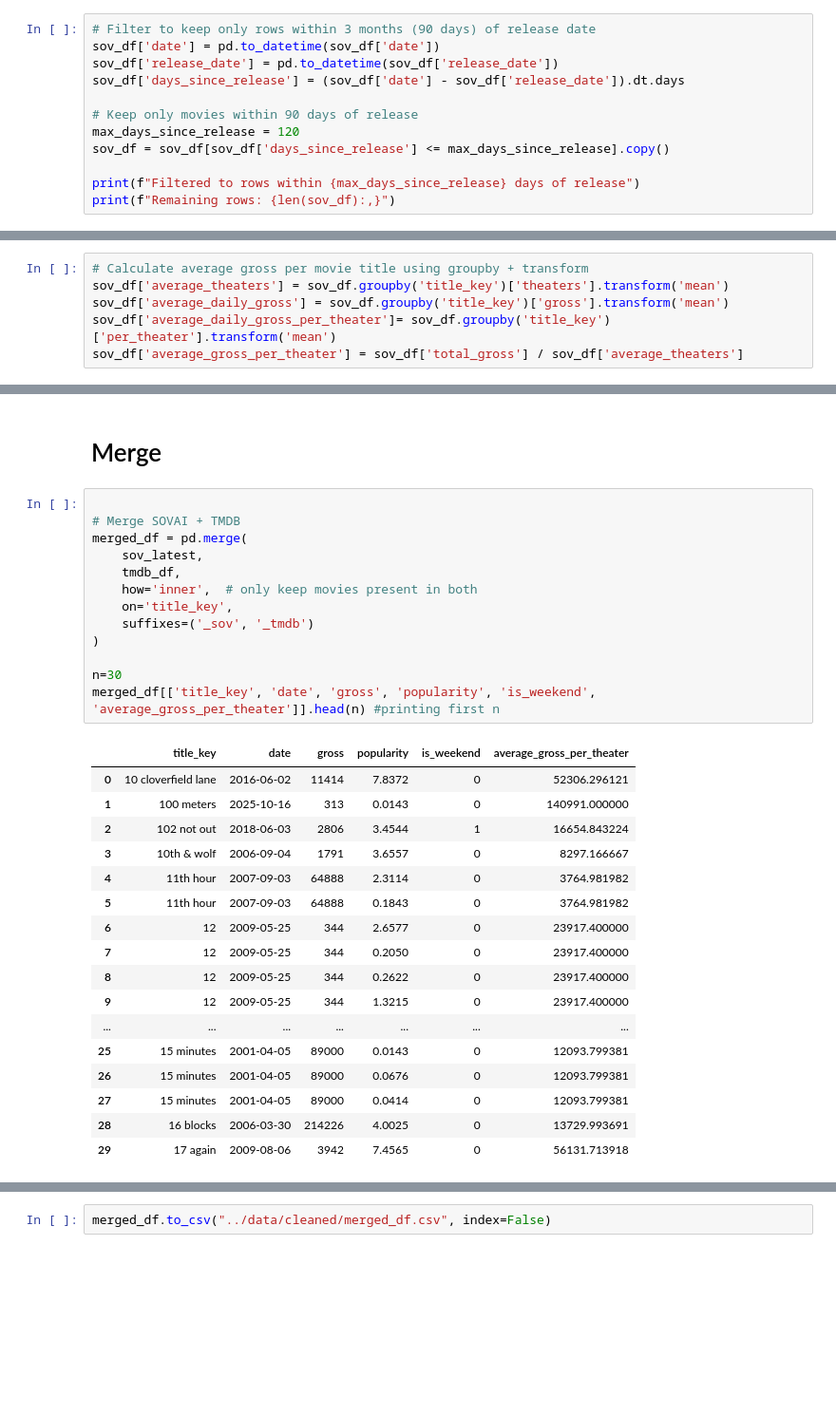
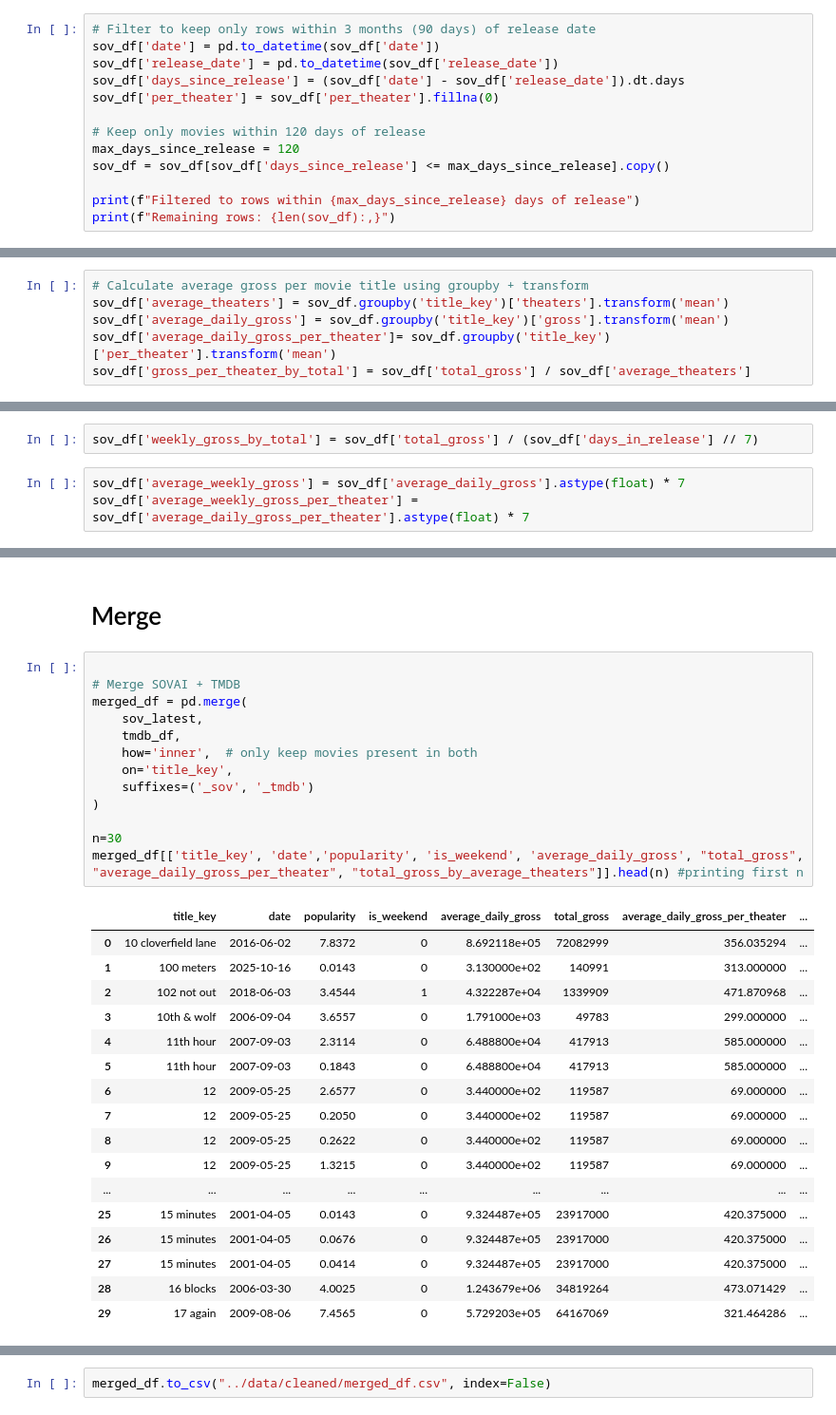
Before and after one commit to skrigel/cinema_by_the_numbers, a Jupyter notebook: data_cleaning/cleaning_and_merging.ipynb, the cells around one changed output, grey strips where cells are left out. Shown: that part at 95% size. Saved outputs shown, nothing was run; the diff lists cells and outputs as text; blank space fills up the shorter version.

```diff
--- a/data_cleaning/cleaning_and_merging.ipynb
+++ b/data_cleaning/cleaning_and_merging.ipynb
@@ -38,8 +38,9 @@ sov_df['is_weekend'] = sov_df['weekday'].isin([4,5,6]).astype(int)
 sov_df['date'] = pd.to_datetime(sov_df['date'])
 sov_df['release_date'] = pd.to_datetime(sov_df['release_date'])
 sov_df['days_since_release'] = (sov_df['date'] - sov_df['release_date']).dt.days
+sov_df['per_theater'] = sov_df['per_theater'].fillna(0)
 
-# Keep only movies within 90 days of release
+# Keep only movies within 120 days of release
 max_days_since_release = 120
 sov_df = sov_df[sov_df['days_since_release'] <= max_days_since_release].copy()
 
@@ -60,7 +61,7 @@ sov_df = sov_df.sort_values(
 sov_df['average_theaters'] = sov_df.groupby('title_key')['theaters'].transform('mean')
 sov_df['average_daily_gross'] = sov_df.groupby('title_key')['gross'].transform('mean')
 sov_df['average_daily_gross_per_theater']= sov_df.groupby('title_key')['per_theater'].transform('mean')
-sov_df['average_gross_per_theater'] = sov_df['total_gross'] / sov_df['average_theaters']
+sov_df['gross_per_theater_by_total'] = sov_df['total_gross'] / sov_df['average_theaters']
 # %%
 sov_df['weekday'] = pd.to_datetime(sov_df['date']).dt.weekday  # 0=Monday, 6=Sunday
 sov_df['is_weekend'] = sov_df['weekday'].isin([4, 5, 6]).astype(int)
@@ -91,0 +95,5 @@ sov_df.head()
+# %%
+sov_df['weekly_gross_by_total'] = sov_df['total_gross'] / (sov_df['days_in_release'] // 7)
+# %%
+sov_df['average_weekly_gross'] = sov_df['average_daily_gross'].astype(float) * 7
+sov_df['average_weekly_gross_per_theater'] = sov_df['average_daily_gross_per_theater'].astype(float) * 7
@@ -176,34 +186,34 @@ tmdb_df['popularity'] = pd.to_numeric(tmdb_df['popularity'], errors='coerce')
 # %%
 
 # Merge SOVAI + TMDB
 merged_df = pd.merge(
     sov_latest,
     tmdb_df,
     how='inner',  # only keep movies present in both
     on='title_key',
     suffixes=('_sov', '_tmdb')
 )
 
 n=30
-merged_df[['title_key', 'date', 'gross', 'popularity', 'is_weekend', 'average_gross_per_theater']].head(n) #printing first n
+merged_df[['title_key', 'date','popularity', 'is_weekend', 'average_daily_gross', "total_gross", "average_daily_gross_per_theater", "total_gross_by_average_theaters"]].head(n) #printing first n
 # %% [output]
-|  | title_key | date | gross | popularity | is_weekend | average_gross_per_theater |
-| 0 | 10 cloverfield lane | 2016-06-02 | 11414 | 7.8372 | 0 | 52306.296121 |
-| 1 | 100 meters | 2025-10-16 | 313 | 0.0143 | 0 | 140991.000000 |
-| 2 | 102 not out | 2018-06-03 | 2806 | 3.4544 | 1 | 16654.843224 |
-| 3 | 10th & wolf | 2006-09-04 | 1791 | 3.6557 | 0 | 8297.166667 |
-| 4 | 11th hour | 2007-09-03 | 64888 | 2.3114 | 0 | 3764.981982 |
-| 5 | 11th hour | 2007-09-03 | 64888 | 0.1843 | 0 | 3764.981982 |
-| 6 | 12 | 2009-05-25 | 344 | 2.6577 | 0 | 23917.400000 |
-| 7 | 12 | 2009-05-25 | 344 | 0.2050 | 0 | 23917.400000 |
-| 8 | 12 | 2009-05-25 | 344 | 0.2622 | 0 | 23917.400000 |
-| 9 | 12 | 2009-05-25 | 344 | 1.3215 | 0 | 23917.400000 |
-| ... | ... | ... | ... | ... | ... | ... |
-| 25 | 15 minutes | 2001-04-05 | 89000 | 0.0143 | 0 | 12093.799381 |
-| 26 | 15 minutes | 2001-04-05 | 89000 | 0.0676 | 0 | 12093.799381 |
-| 27 | 15 minutes | 2001-04-05 | 89000 | 0.0414 | 0 | 12093.799381 |
-| 28 | 16 blocks | 2006-03-30 | 214226 | 4.0025 | 0 | 13729.993691 |
-| 29 | 17 again | 2009-08-06 | 3942 | 7.4565 | 0 | 56131.713918 |
+|  | title_key | date | popularity | is_weekend | average_daily_gross | total_gross | average_daily_gross_per_theater | ... |
+| 0 | 10 cloverfield lane | 2016-06-02 | 7.8372 | 0 | 8.692118e+05 | 72082999 | 356.035294 | ... |
+| 1 | 100 meters | 2025-10-16 | 0.0143 | 0 | 3.130000e+02 | 140991 | 313.000000 | ... |
+| 2 | 102 not out | 2018-06-03 | 3.4544 | 1 | 4.322287e+04 | 1339909 | 471.870968 | ... |
+| 3 | 10th & wolf | 2006-09-04 | 3.6557 | 0 | 1.791000e+03 | 49783 | 299.000000 | ... |
+| 4 | 11th hour | 2007-09-03 | 2.3114 | 0 | 6.488800e+04 | 417913 | 585.000000 | ... |
+| 5 | 11th hour | 2007-09-03 | 0.1843 | 0 | 6.488800e+04 | 417913 | 585.000000 | ... |
+| 6 | 12 | 2009-05-25 | 2.6577 | 0 | 3.440000e+02 | 119587 | 69.000000 | ... |
+| 7 | 12 | 2009-05-25 | 0.2050 | 0 | 3.440000e+02 | 119587 | 69.000000 | ... |
+| 8 | 12 | 2009-05-25 | 0.2622 | 0 | 3.440000e+02 | 119587 | 69.000000 | ... |
+| 9 | 12 | 2009-05-25 | 1.3215 | 0 | 3.440000e+02 | 119587 | 69.000000 | ... |
+| ... | ... | ... | ... | ... | ... | ... | ... | ... |
+| 25 | 15 minutes | 2001-04-05 | 0.0143 | 0 | 9.324487e+05 | 23917000 | 420.375000 | ... |
+| 26 | 15 minutes | 2001-04-05 | 0.0676 | 0 | 9.324487e+05 | 23917000 | 420.375000 | ... |
+| 27 | 15 minutes | 2001-04-05 | 0.0414 | 0 | 9.324487e+05 | 23917000 | 420.375000 | ... |
+| 28 | 16 blocks | 2006-03-30 | 4.0025 | 0 | 1.243679e+06 | 34819264 | 473.071429 | ... |
+| 29 | 17 again | 2009-08-06 | 7.4565 | 0 | 5.729203e+05 | 64167069 | 321.464286 | ... |
 # %%
 merged_df
 # %% [output]
```
Also changed, not shown: parts of 6 cells of this notebook, 11 other files.
